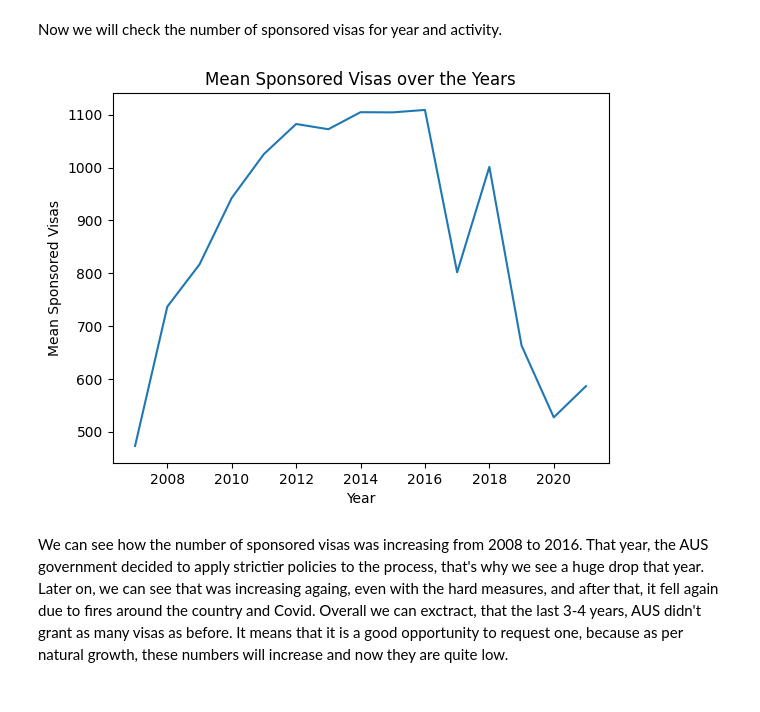
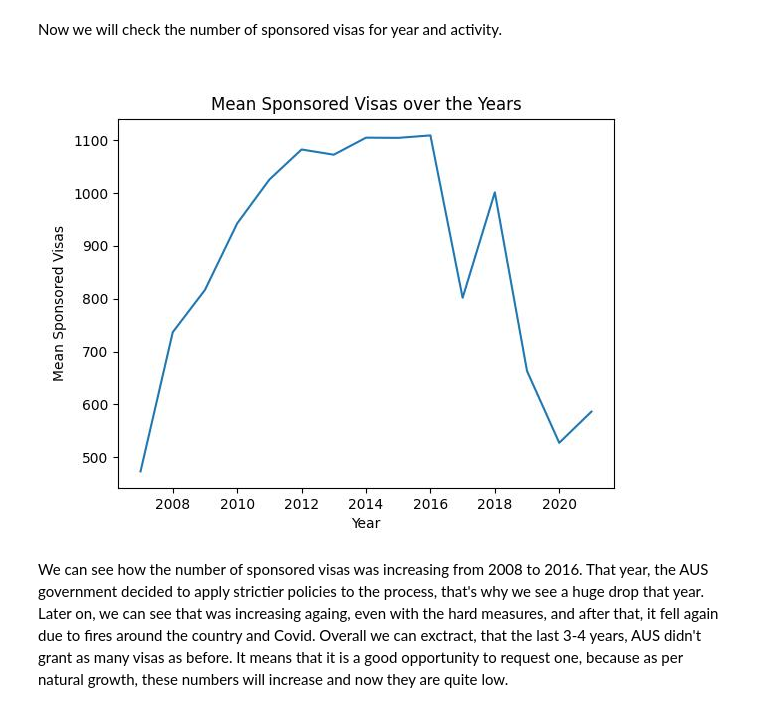
Before and after one commit to SergiColl5/project2_australia_income_visas, a Jupyter notebook: notebooks/Final_report.ipynb, the cells around one changed output. Saved outputs shown, nothing was run; the diff lists cells and outputs as text; code cells hidden in the pictures.

```diff
--- a/notebooks/Final_report.ipynb
+++ b/notebooks/Final_report.ipynb
@@ -98,23 +44,10 @@ plt.show()
 The economic activities that have higher incomes are mining, natural resources, and public administration. Those are difficult to enter since you need to pass a lot of requirements. No good news for me in this matter.
 # %% [markdown]
 Now we will check the number of sponsored visas for year and activity.
-# %%
-
-# Group the data by year and calculate the mean number of sponsored visas
-mean_sponsored_visas_by_year = all_together.groupby('Year')['Sponsored_visas'].mean().reset_index()
-
-# Plot the mean number of sponsored visas over the years
-plt.plot(mean_sponsored_visas_by_year['Year'], mean_sponsored_visas_by_year['Sponsored_visas'])
-
-# Add labels and title to the plot
-plt.xlabel('Year')
-plt.ylabel('Mean Sponsored Visas')
-plt.title('Mean Sponsored Visas over the Years')
-
-# Show the plot
-plt.show()
-# %% [output]
-[figure, removed]
+# %%
+Image(filename='../Plots/line_Visas_Years.jpg')
+# %% [output]
+[figure, added]
 # %% [markdown]
 We can see how the number of sponsored visas was increasing from 2008 to 2016. That year, the AUS government decided to apply strictier policies to the process, that's why we see a huge drop that year. Later on, we can see that was increasing againg, even with the hard measures, and after that, it fell again due to fires around the country and Covid. Overall we can exctract, that the last 3-4 years, AUS didn't grant as many visas as before. It means that it is a good opportunity to request one, because as per natural growth, these numbers will increase and now they are quite low.
 # %% [markdown]
```
Also changed, not shown: parts of 16 cells of this notebook.
